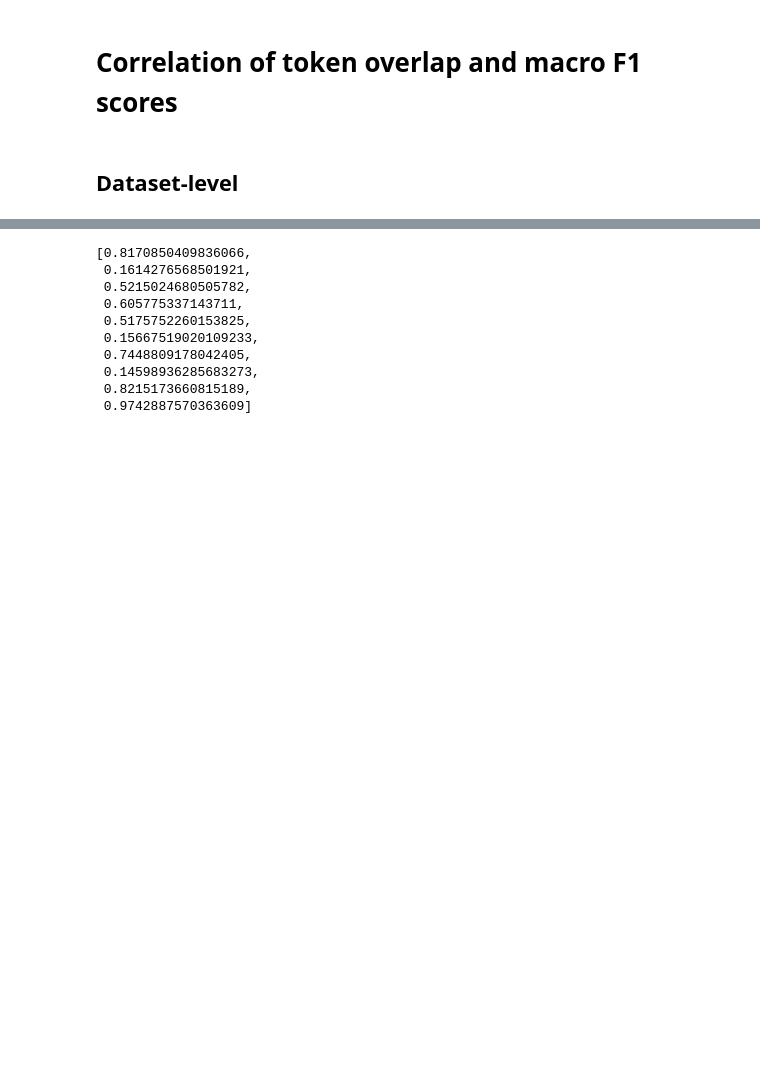
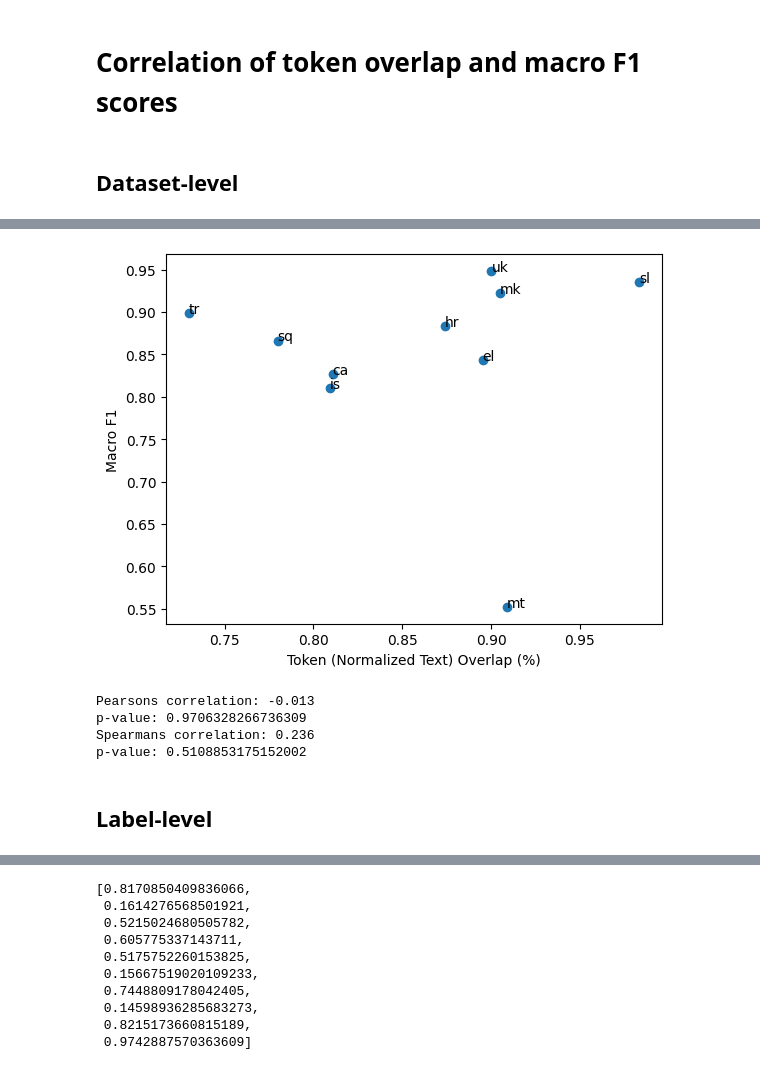
Before and after one commit to TajaKuzman/Crosslingual-Genre-Bias-Analysis, a Jupyter notebook: calculate_corelation_coefficient.ipynb, the cells around one changed output, grey strips where cells are left out. Cells and saved outputs as stored; diff of their text form; code cells hidden in the pictures; blank space fills up the shorter version.

```diff
--- a/calculate_corelation_coefficient.ipynb
+++ b/calculate_corelation_coefficient.ipynb
@@ -520,0 +525,4 @@ p-value: 0.2919649610699323
+# %%
+# Get an array of token overlap in percentages
+overlap = [main_dict[x]['token_overlap']['overlap_percentage_norm'] for x in list(main_dict.keys())]
+overlap
@@ -520,0 +540,11 @@ p-value: 0.2919649610699323
+# %%
+# Analyse the correlation
+analyse(overlap, macro_F1, x_name="Token (Normalized Text) Overlap (%)", y_name="Macro F1")
+# %% [output]
+[figure, added]
+Pearsons correlation: -0.013
+p-value: 0.9706328266736309
+Spearmans correlation: 0.236
+p-value: 0.5108853175152002
+# %% [markdown]
+## Label-level
```
Also changed, not shown: parts of 18 cells of this notebook, 5 other files.
